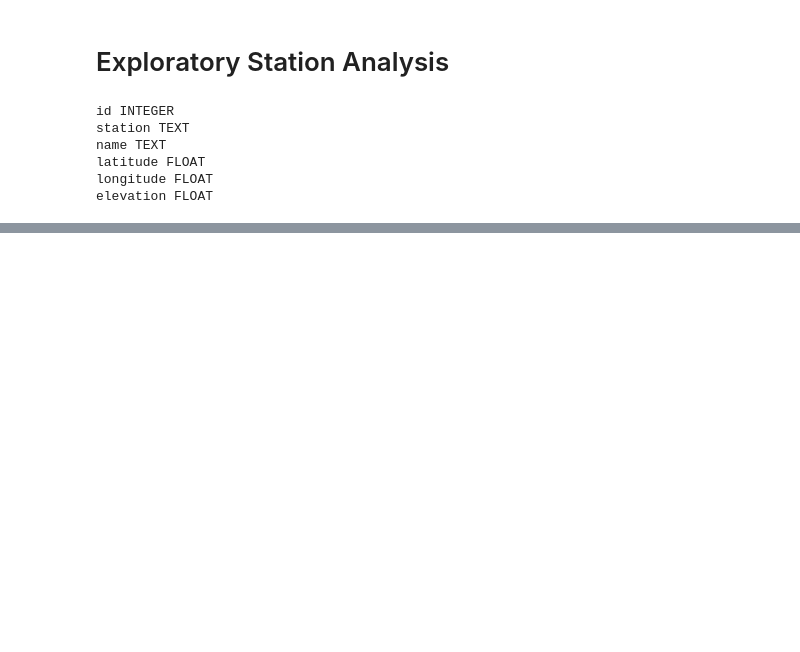
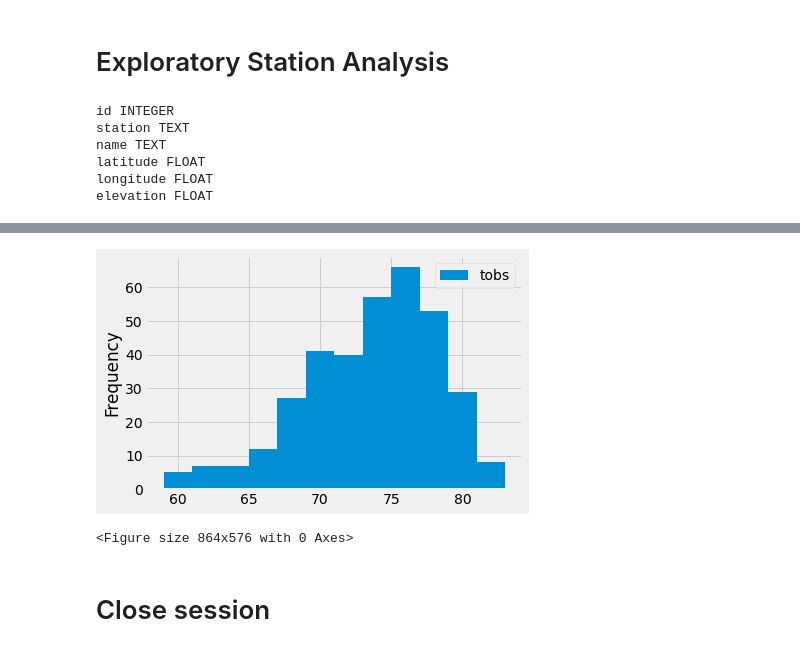
Before and after one commit to KevinMosweu/sqlalchemy-challenge, a Jupyter notebook: SurfsUp/climate_analysis.ipynb, the cells around one changed output, grey strips where cells are left out. Saved outputs shown, nothing was run; the diff lists cells and outputs as text; code cells hidden in the pictures; blank space fills up the shorter version.

```diff
--- a/SurfsUp/climate_analysis.ipynb
+++ b/SurfsUp/climate_analysis.ipynb
@@ -176,0 +203,21 @@ elevation FLOAT
+# %%
+# Using the most active station id from the previous query to calculate the lowest, highest, and average temperature.
+
+# Collecting most active station id
+query_id = station_activity[0][0]
+print(f'The id of the most active station is {query_id}')
+
+# Calculating the lowest temperature
+lowest_temp = session.query(func.min(Measurement.tobs)).\
+                    filter(Measurement.station == query_id).scalar()
+print(f'The lowest temperature at this station was {lowest_temp}')
+
+# Calculating the highest temperature
+highest_temp = session.query(func.max(Measurement.tobs)).\
+                    filter(Measurement.station == query_id).scalar()
+print(f'The highest temperature at this station was {highest_temp}')
+
+# Calculating the average temperature
+avg_temp = session.query(func.avg(Measurement.tobs)).\
+                    filter(Measurement.station == query_id).scalar()
+print(f'The average temperature at this station is {avg_temp}')
@@ -176,0 +229,7 @@ elevation FLOAT
+# %%
+# Using most active station ID to collect last 12 months of temperature observation data to plot as histogram
+temperature_data = session.query(Measurement.tobs).\
+                        filter(Measurement.date >= query_date).\
+                        filter(Measurement.station == query_id).all()
+
+temperature_data
@@ -176,0 +254,4 @@ elevation FLOAT
+# %%
+# Creating data frame from temperature data
+temperature_df = pd.DataFrame(temperature_data, columns=['tobs'])
+temperature_df
@@ -176,0 +272,16 @@ elevation FLOAT
+# %%
+# Plotting histogram from data frame
+ax = temperature_df.plot(kind='hist', bins=12)
+plt.figure(figsize=(12, 8))
+plt.tight_layout()
+
+# Saving graph to Images folder
+ax.figure.savefig('Images/temperature.png', dpi=300, bbox_inches='tight')
+
+# Displaying the plot
+plt.show()
+# %% [output]
+[figure, added]
+<Figure size 864x576 with 0 Axes>
+# %% [markdown]
+# Close session
```
Also changed, not shown: parts of 7 cells of this notebook, 1 other file.
